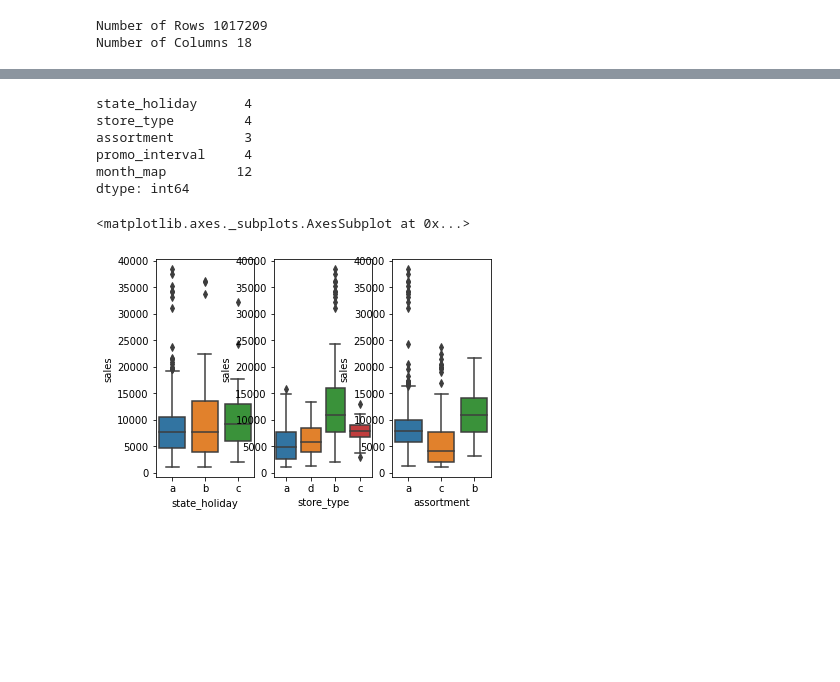
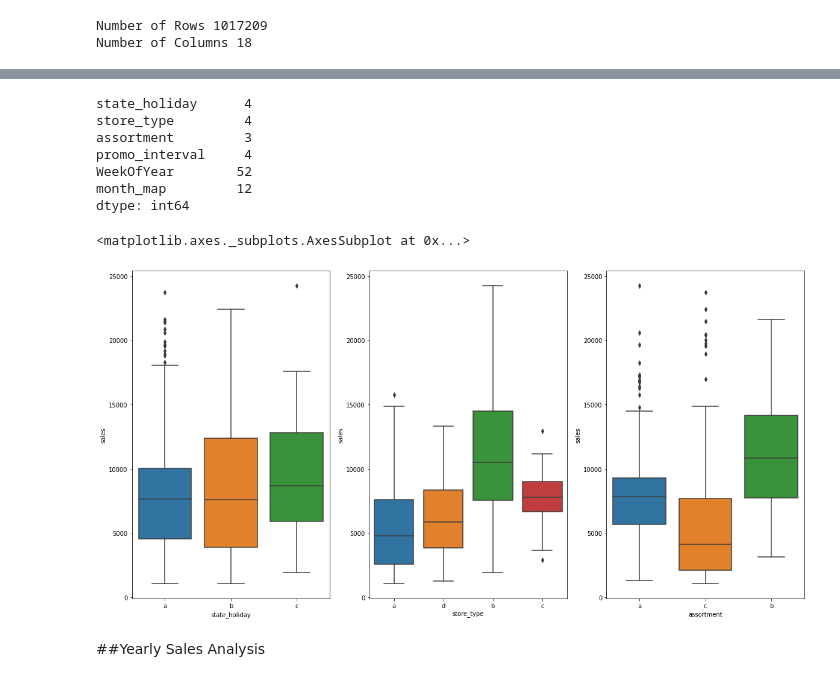
Before and after one commit to chandusayhi/Rossmann_Sales_Prediction_Capstone, a Jupyter notebook: Chandrakant_Rossmann_Sales_Prediction_Capstone_Project.ipynb, the cells around one changed output, grey strips where cells are left out. Drawn from its saved outputs; the diff is of its cells as text; code cells hidden in the pictures; blank space fills up the shorter version.

```diff
--- a/Chandrakant_Rossmann_Sales_Prediction_Capstone_Project.ipynb
+++ b/Chandrakant_Rossmann_Sales_Prediction_Capstone_Project.ipynb
@@ -109,10 +149,11 @@ cols_old = ['Store', 'DayOfWeek', 'Date', 'Sales', 'Customers', 'Open', 'Promo',
        'CompetitionOpenSinceYear', 'Promo2', 'Promo2SinceWeek',
        'Promo2SinceYear', 'PromoInterval']
 # %%
+#Renaming the columns names
 snakecase = lambda x: inflection.underscore(x)
 cols_new = list(map(snakecase, cols_old))
-df.columns = cols_new
-df.columns
+df_raw.columns = cols_new
+df_raw.columns
 # %% [output]
 Index(['store', 'day_of_week', 'date', 'sales', 'customers', 'open', 'promo',
        'state_holiday', 'school_holiday', 'store_type', 'assortment',
@@ -211,0 +354,3 @@ perc_missing_data
+# %%
+#Dropping the outliers
+df.drop(df.loc[df['sales'] > 25000].index,inplace=True)
@@ -269,16 +423,20 @@ state_holiday      4
 store_type         4
 assortment         3
 promo_interval     4
+WeekOfYear        52
 month_map         12
 dtype: int64
 # %%
+plt.rcParams['figure.figsize'] = (20, 10)
 aux1 = df[(df['state_holiday'] != '0') & df['sales'] > 0]
 plt.subplot(1, 3, 1)
 sns.boxplot(x='state_holiday', y='sales', data=aux1)
 plt.subplot(1, 3, 2)
 sns.boxplot(x='store_type', y='sales', data=aux1)
 plt.subplot(1, 3, 3)
 sns.boxplot(x='assortment', y='sales', data=aux1)
 # %% [output]
 <matplotlib.axes._subplots.AxesSubplot at 0x...>
-[figure, old version]
+[figure, new version]
+# %% [markdown]
+##Yearly Sales Analysis
```
Also changed, not shown: parts of 74 cells of this notebook.
